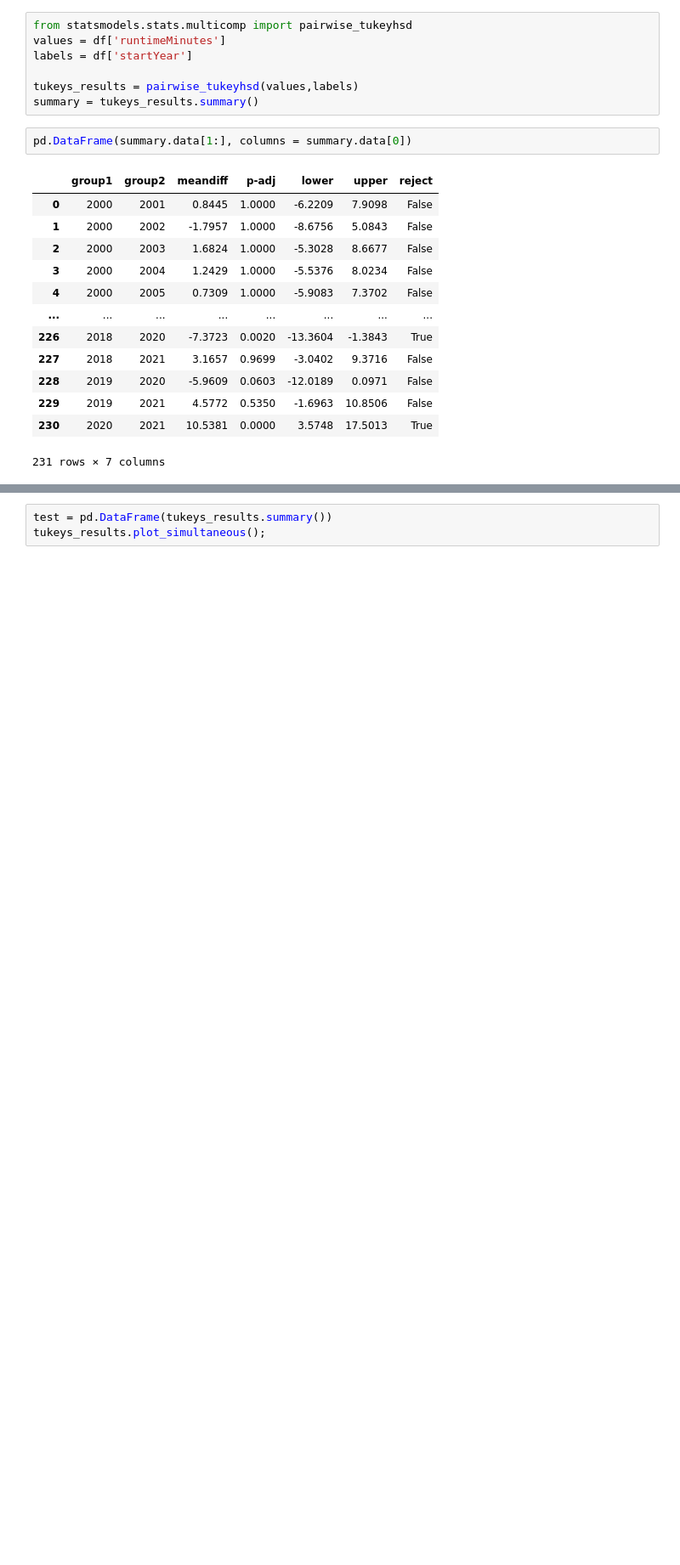
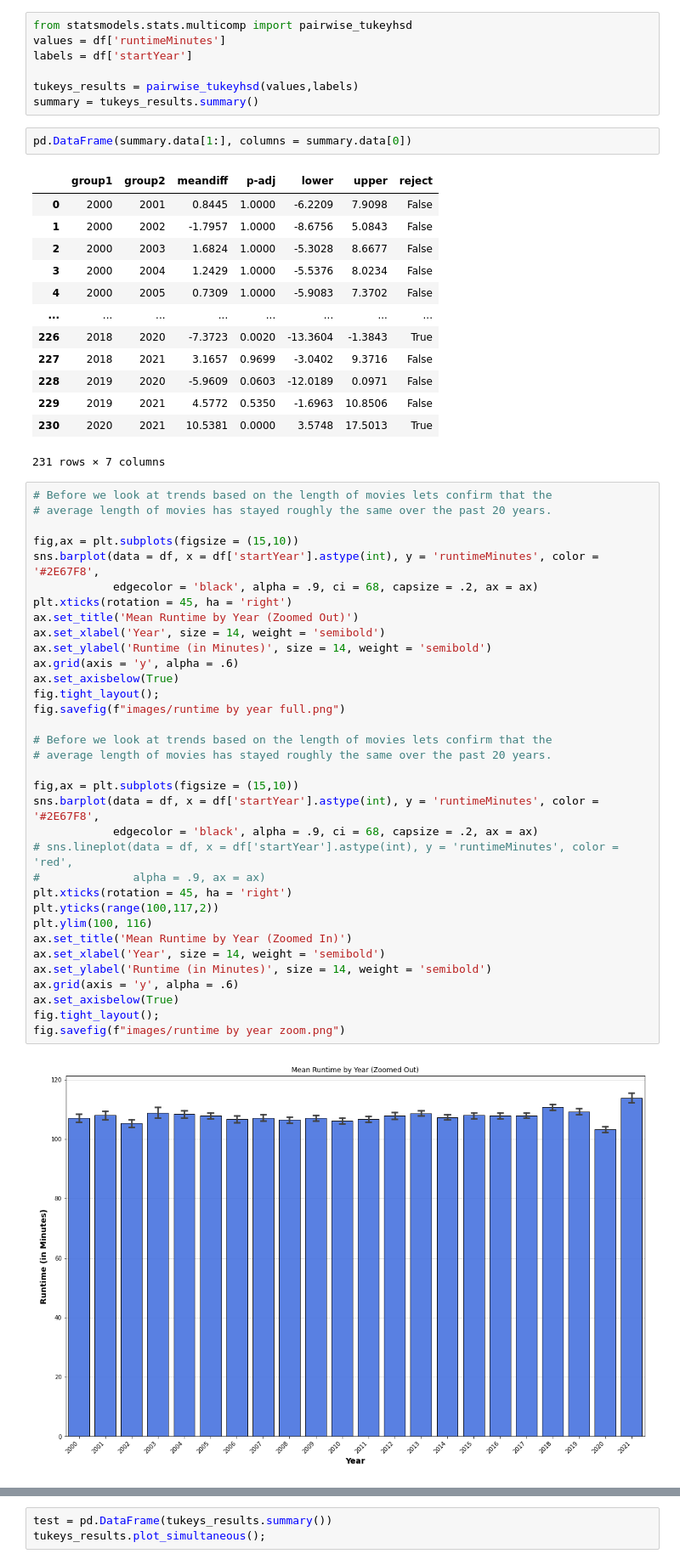
Before and after one commit to msmccann10/PP-movie-database-and-analysis, a Jupyter notebook: 05_Hypothesis_Testing.ipynb, the cells around one changed output, grey strips where cells are left out. Shown at 85% size. Drawn from its saved outputs; the diff is of its cells as text; blank space fills up the shorter version.

```diff
--- a/05_Hypothesis_Testing.ipynb
+++ b/05_Hypothesis_Testing.ipynb
@@ -491,3 +527,39 @@ pd.DataFrame(summary.data[1:], columns = summary.data[0])
 | 229 | 2019 | 2021 | 4.5772 | 0.5350 | -1.6963 | 10.8506 | False |
 | 230 | 2020 | 2021 | 10.5381 | 0.0000 | 3.5748 | 17.5013 | True |
 231 rows × 7 columns
+# %%
+# Before we look at trends based on the length of movies lets confirm that the
+# average length of movies has stayed roughly the same over the past 20 years.
+
+fig,ax = plt.subplots(figsize = (15,10))
+sns.barplot(data = df, x = df['startYear'].astype(int), y = 'runtimeMinutes', color = '#2E67F8',
+            edgecolor = 'black', alpha = .9, ci = 68, capsize = .2, ax = ax)
+plt.xticks(rotation = 45, ha = 'right')
+ax.set_title('Mean Runtime by Year (Zoomed Out)')
+ax.set_xlabel('Year', size = 14, weight = 'semibold')
+ax.set_ylabel('Runtime (in Minutes)', size = 14, weight = 'semibold')
+ax.grid(axis = 'y', alpha = .6)
+ax.set_axisbelow(True)
+fig.tight_layout();
+fig.savefig(f"images/runtime by year full.png")
+
+# Before we look at trends based on the length of movies lets confirm that the
+# average length of movies has stayed roughly the same over the past 20 years.
+
+fig,ax = plt.subplots(figsize = (15,10))
+sns.barplot(data = df, x = df['startYear'].astype(int), y = 'runtimeMinutes', color = '#2E67F8',
+            edgecolor = 'black', alpha = .9, ci = 68, capsize = .2, ax = ax)
+# sns.lineplot(data = df, x = df['startYear'].astype(int), y = 'runtimeMinutes', color = 'red',
+#              alpha = .9, ax = ax)
+plt.xticks(rotation = 45, ha = 'right')
+plt.yticks(range(100,117,2))
+plt.ylim(100, 116)
+ax.set_title('Mean Runtime by Year (Zoomed In)')
+ax.set_xlabel('Year', size = 14, weight = 'semibold')
+ax.set_ylabel('Runtime (in Minutes)', size = 14, weight = 'semibold')
+ax.grid(axis = 'y', alpha = .6)
+ax.set_axisbelow(True)
+fig.tight_layout();
+fig.savefig(f"images/runtime by year zoom.png")
+# %% [output]
+[figure, added]
```
Also changed, not shown: parts of 16 cells of this notebook, 6 other files.
